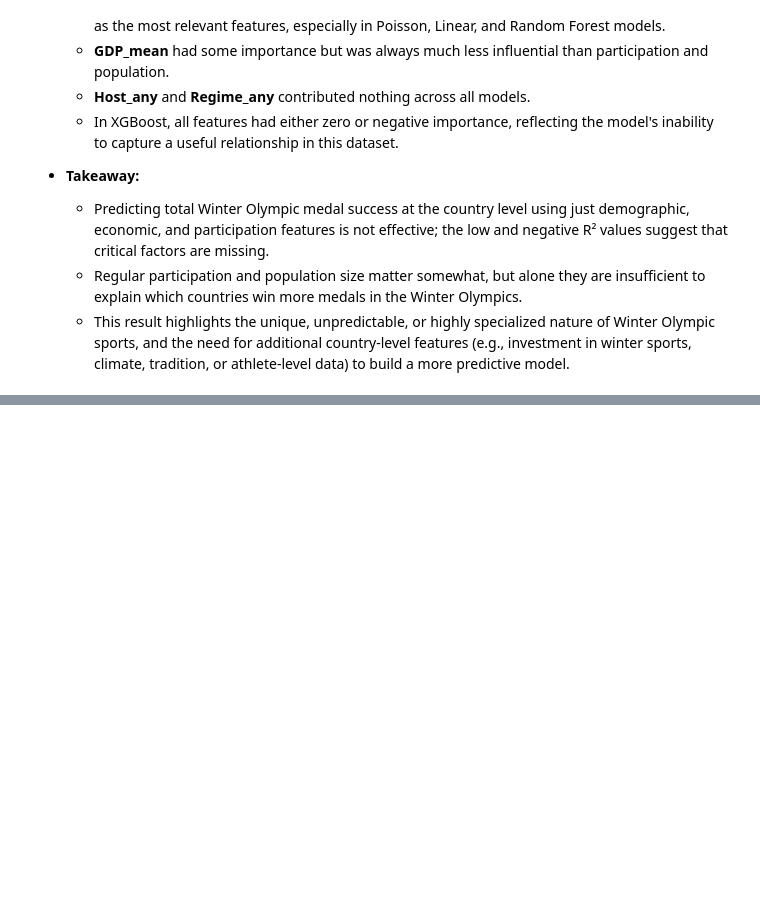
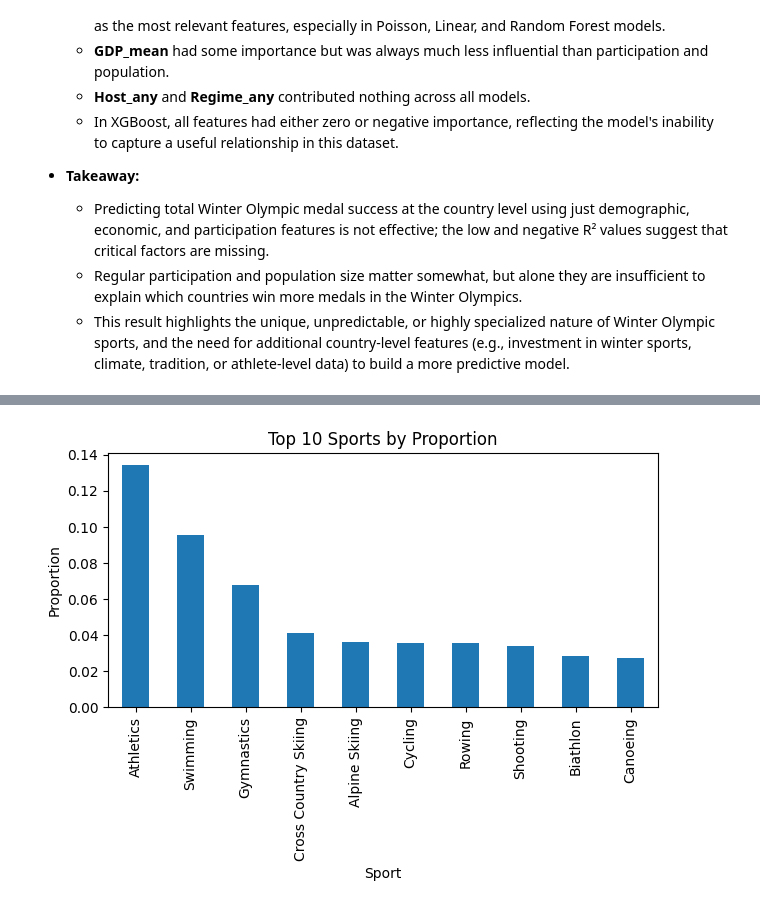
Before and after one commit to M2SiCKneSs/Workshop, a Jupyter notebook: Data and Analysis/Workshop_Olympics.ipynb, the cells around one changed output, grey strips where cells are left out. Cells and saved outputs as stored; diff of their text form; code cells hidden in the pictures; blank space fills up the shorter version.

```diff
--- a/Data and Analysis/Workshop_Olympics.ipynb
+++ b/Data and Analysis/Workshop_Olympics.ipynb
@@ -2711,0 +2472,20 @@ dtype: float64
+# %%
+import pandas as pd
+
+# Load the dataset
+df = pd.read_csv("athlete_events.csv")
+
+# Count occurrences of each sport
+sport_counts = df['Sport'].value_counts()
+
+# Normalize the counts by converting to proportions
+sport_distribution_normalized = sport_counts / sport_counts.sum()
+
+# Create a DataFrame showing both counts and normalized values
+sport_distribution_df = pd.DataFrame({
+    'Count': sport_counts,
+    'Proportion': sport_distribution_normalized
+}).reset_index().rename(columns={'index': 'Sport'})
+
+# Display the result
+print(sport_distribution_df)
@@ -2711,0 +2544,10 @@ dtype: float64
+# %%
+# Plot the top 10 sports by normalized proportion
+sport_distribution_df.head(10).plot(
+    x='Sport', y='Proportion', kind='bar', legend=False, title='Top 10 Sports by Proportion'
+)
+plt.ylabel('Proportion')
+plt.tight_layout()
+plt.show()
+# %% [output]
+[figure, added]
```
Also changed, not shown: parts of 74 cells of this notebook.
